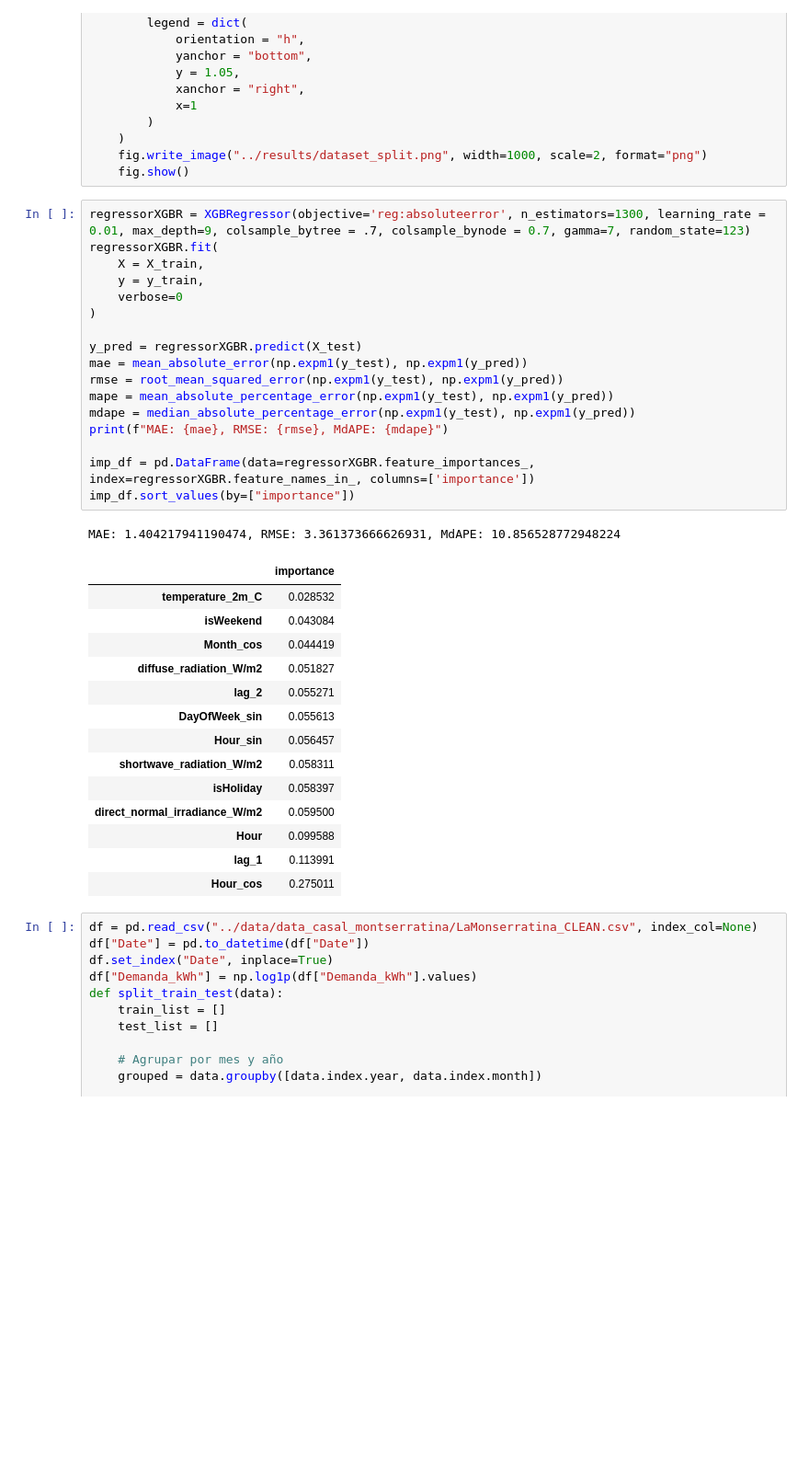
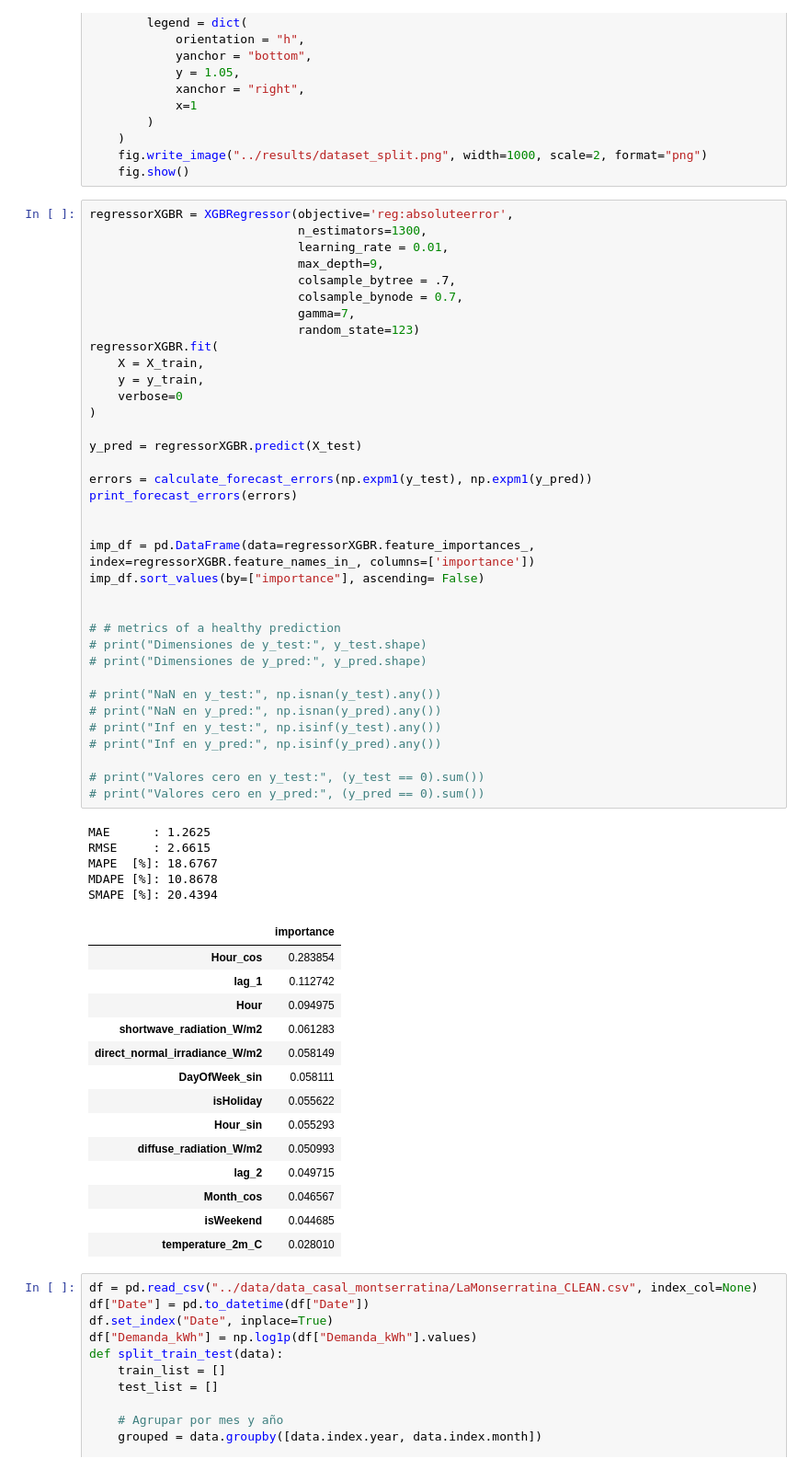
Before and after one commit to AFernandezBenages/WP4, a Jupyter notebook: code/pruebas3.ipynb, the cells around one changed output. Shown: that part at 92% size. Cells and saved outputs as stored; diff of their text form; blank space fills up the shorter version.

```diff
--- a/code/pruebas3.ipynb
+++ b/code/pruebas3.ipynb
@@ -92,38 +131,61 @@ def plotDatasetSplit(X_train_dates, X_test_dates, y_train, y_test):
     fig.write_image("../results/dataset_split.png", width=1000, scale=2, format="png")
     fig.show()
 # %%
-regressorXGBR = XGBRegressor(objective='reg:absoluteerror', n_estimators=1300, learning_rate = 0.01, max_depth=9, colsample_bytree = .7, colsample_bynode = 0.7, gamma=7, random_state=123)
+regressorXGBR = XGBRegressor(objective='reg:absoluteerror',
+                             n_estimators=1300,
+                             learning_rate = 0.01,
+                             max_depth=9,
+                             colsample_bytree = .7,
+                             colsample_bynode = 0.7,
+                             gamma=7,
+                             random_state=123)
 regressorXGBR.fit(
     X = X_train,
     y = y_train,
     verbose=0
 )
 
 y_pred = regressorXGBR.predict(X_test)
-mae = mean_absolute_error(np.expm1(y_test), np.expm1(y_pred))
-rmse = root_mean_squared_error(np.expm1(y_test), np.expm1(y_pred))
-mape = mean_absolute_percentage_error(np.expm1(y_test), np.expm1(y_pred))
-mdape = median_absolute_percentage_error(np.expm1(y_test), np.expm1(y_pred))
-print(f"MAE: {mae}, RMSE: {rmse}, MdAPE: {mdape}")
+
+errors = calculate_forecast_errors(np.expm1(y_test), np.expm1(y_pred))
+print_forecast_errors(errors)
+
 
 imp_df = pd.DataFrame(data=regressorXGBR.feature_importances_, index=regressorXGBR.feature_names_in_, columns=['importance'])
-imp_df.sort_values(by=["importance"])
+imp_df.sort_values(by=["importance"], ascending= False)
+
+
+# # metrics of a healthy prediction
+# print("Dimensiones de y_test:", y_test.shape)
+# print("Dimensiones de y_pred:", y_pred.shape)
+
+# print("NaN en y_test:", np.isnan(y_test).any())
+# print("NaN en y_pred:", np.isnan(y_pred).any())
+# print("Inf en y_test:", np.isinf(y_test).any())
+# print("Inf en y_pred:", np.isinf(y_pred).any())
+
+# print("Valores cero en y_test:", (y_test == 0).sum())
+# print("Valores cero en y_pred:", (y_pred == 0).sum())
 # %% [output]
-MAE: 1.404217941190474, RMSE: 3.361373666626931, MdAPE: 10.856528772948224
+MAE      : 1.2625
+RMSE     : 2.6615
+MAPE  [%]: 18.6767
+MDAPE [%]: 10.8678
+SMAPE [%]: 20.4394
 |  | importance |
-| temperature_2m_C | 0.028532 |
-| isWeekend | 0.043084 |
-| Month_cos | 0.044419 |
-| diffuse_radiation_W/m2 | 0.051827 |
-| lag_2 | 0.055271 |
-| DayOfWeek_sin | 0.055613 |
-| Hour_sin | 0.056457 |
-| shortwave_radiation_W/m2 | 0.058311 |
-| isHoliday | 0.058397 |
-| direct_normal_irradiance_W/m2 | 0.059500 |
-| Hour | 0.099588 |
-| lag_1 | 0.113991 |
-| Hour_cos | 0.275011 |
+| Hour_cos | 0.283854 |
+| lag_1 | 0.112742 |
+| Hour | 0.094975 |
+| shortwave_radiation_W/m2 | 0.061283 |
+| direct_normal_irradiance_W/m2 | 0.058149 |
+| DayOfWeek_sin | 0.058111 |
+| isHoliday | 0.055622 |
+| Hour_sin | 0.055293 |
+| diffuse_radiation_W/m2 | 0.050993 |
+| lag_2 | 0.049715 |
+| Month_cos | 0.046567 |
+| isWeekend | 0.044685 |
+| temperature_2m_C | 0.028010 |
 # %%
 df = pd.read_csv("../data/data_casal_montserratina/LaMonserratina_CLEAN.csv", index_col=None)
 df["Date"] = pd.to_datetime(df["Date"])
```
Also changed, not shown: parts of 14 cells of this notebook, 19 other files.
